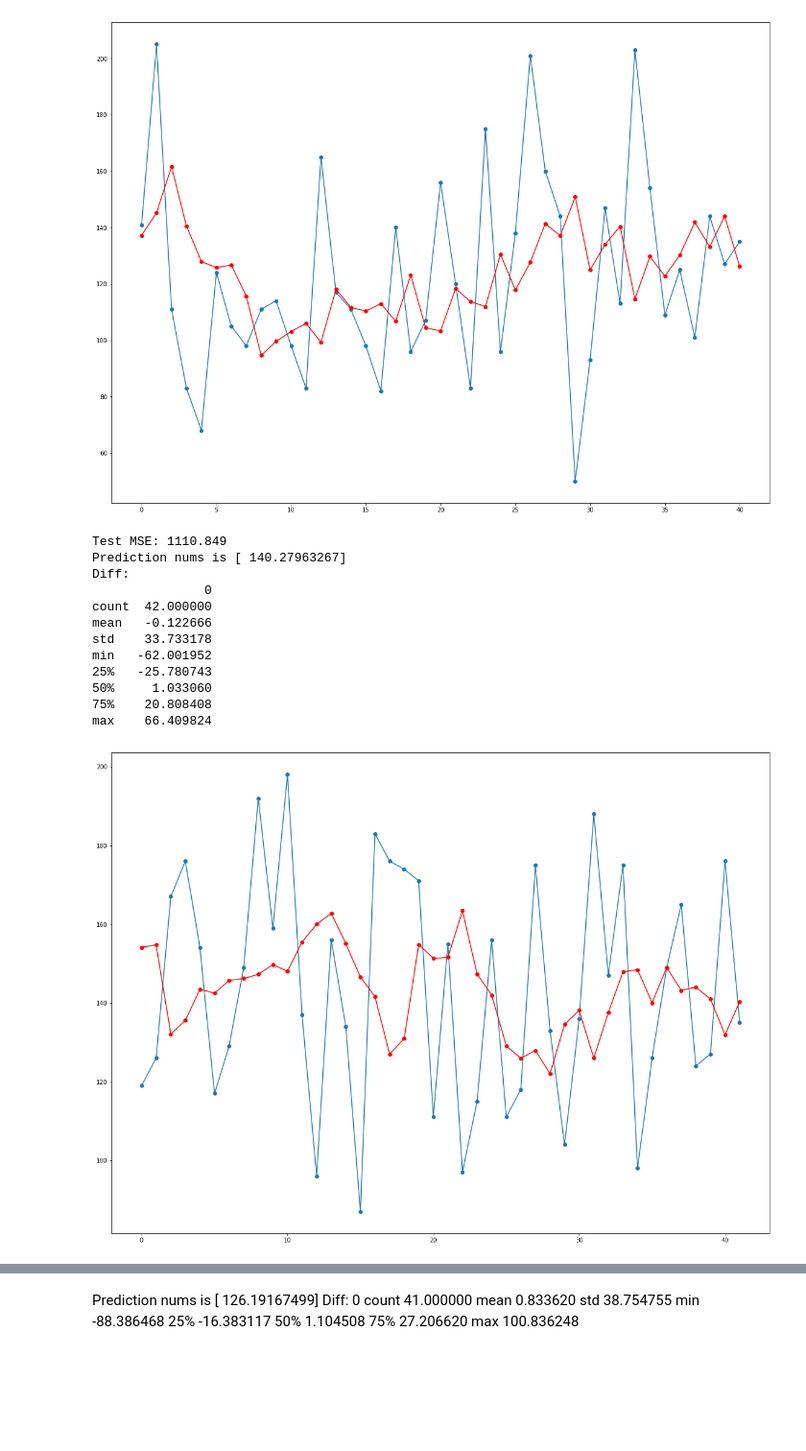
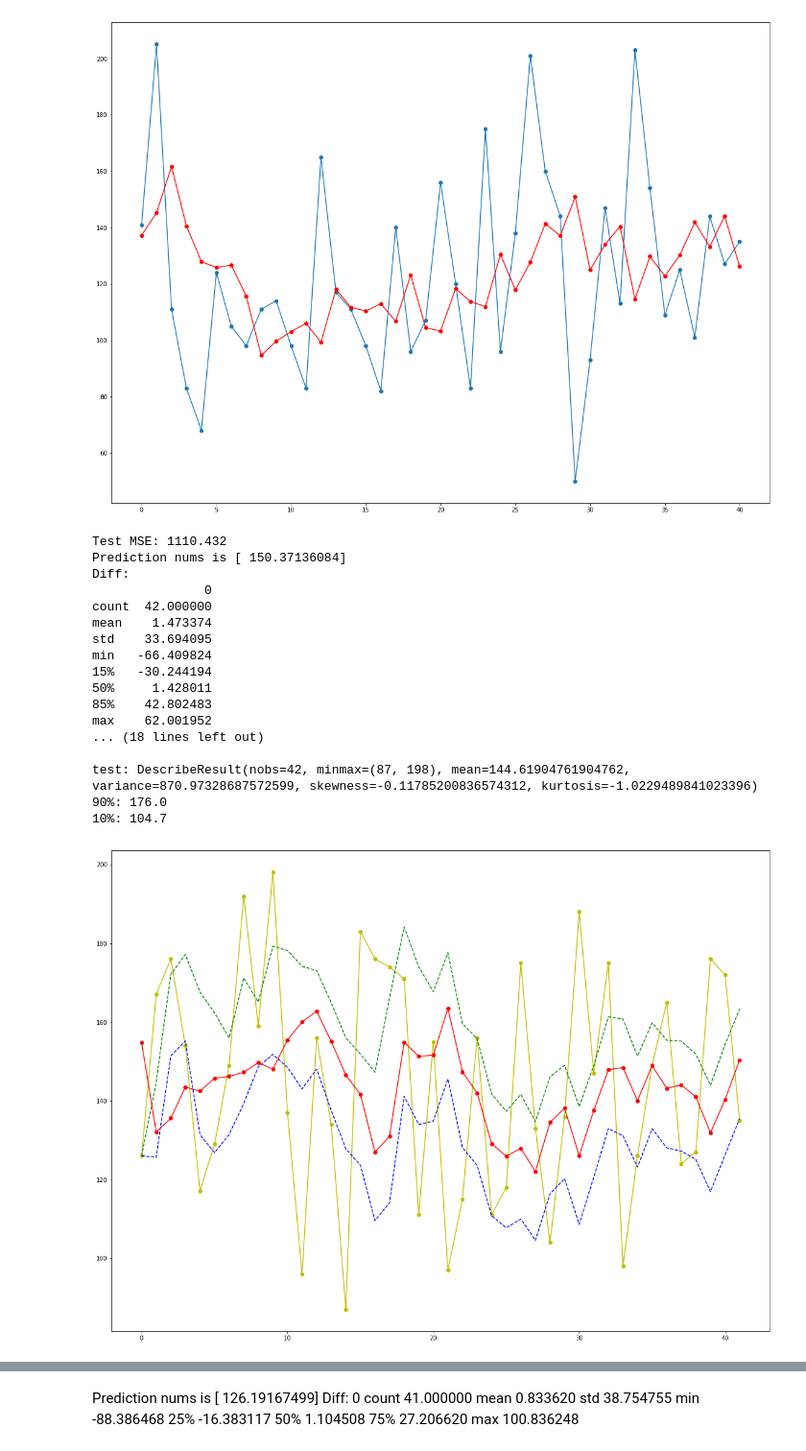
Before and after one commit to KimMyungSam/django_lotto, a Jupyter notebook: analysis/ARIMA분석.ipynb, the cells around one changed output, grey strips where cells are left out. Shown at 96% size. Drawn from its saved outputs; the diff is of its cells as text; code cells hidden in the pictures; blank space fills up the shorter version.

```diff
--- a/analysis/ARIMA분석.ipynb
+++ b/analysis/ARIMA분석.ipynb
@@ -241,6 +241,7 @@ max    100.836248
 [figure]
 # %%
 # Band4
+from scipy import stats
 
 b4Data = df[df.band == 4]
 X = b4Data['total']
@@ -252,45 +253,71 @@ test = np.append(test, 135) # predict를 위한 추가 기준값
 # non- stationary
 history = [float(x) for x in train]
 predictions = list()
 diff = list()
+predictions25 = list()
+predictions75 = list()
 
 for t in range(len(test)):
     model = ARIMA(history, order=(5,1,0))
     model_fit = model.fit(disp=0)
     output = model_fit.forecast(alpha=0.01)
     yhat = output[0]
     predictions.append(yhat)
     obs = test[t]
     history.append(obs)
-    diff.append(yhat - obs)
+
+    diff.append(obs - yhat)
+    df_diff = pd.DataFrame(diff)
+    df_diff_desc = df_diff.describe(percentiles=[0.35,0.5,0.65])
+    predictions25.append(df_diff_desc[0].loc['35%'])
+    predictions75.append(df_diff_desc[0].loc['65%'])
+
     # print('predicted=%f, expected=%f, diff=%f' % (yhat, obs, yhat-obs))
 
 error = mean_squared_error(test, predictions)
 print('Test MSE: %.3f' % error)
 print('Prediction nums is %s' % predictions[-1])
 print('Diff:')
 df_diff = pd.DataFrame(diff)
+print (df_diff.describe(percentiles=[0.15,0.5,0.85]))
+print (df_diff.describe(percentiles=[0.35,0.5,0.65]))
 print (df_diff.describe())
+print ()
+print ('test:',stats.describe(test))
+print ('90%:',np.percentile(test, 90))
+print ('10%:',np.percentile(test, 10))
+
+# predictions25 = predictions + df_diff_desc[0].loc['25%']
+# predictions75 = predictions + df_diff_desc[0].loc['75%']
+p25 = [x + y for x,y in zip(predictions25,predictions)]
+p75 = [x + y for x,y in zip(predictions75,predictions)]
 
 # plot
 plt.figure(figsize=(20,15))
-plt.plot(test, 'o-')
+plt.plot(test, 'yo-')
+plt.plot(p25, 'b--')
+plt.plot(p75, 'g--')
 plt.plot(predictions, 'ro-')
 plt.show()
 # %% [output]
-Test MSE: 1110.849
-Prediction nums is [ 140.27963267]
+Test MSE: 1110.432
+Prediction nums is [ 150.37136084]
 Diff:
                0
 count  42.000000
-mean   -0.122666
-std    33.733178
-min   -62.001952
-25%   -25.780743
-50%     1.033060
-75%    20.808408
-max    66.409824
+mean    1.473374
+std    33.694095
+min   -66.409824
+15%   -30.244194
+50%     1.428011
+85%    42.802483
+max    62.001952
+... (18 lines left out)
+
+test: DescribeResult(nobs=42, minmax=(87, 198), mean=144.61904761904762, variance=870.97328687572599, skewness=-0.11785200836574312, kurtosis=-1.0229489841023396)
+90%: 176.0
+10%: 104.7
-[figure, old version]
+[figure, new version]
 # %%
 # Band5
 
```
Also changed, not shown: parts of 9 cells of this notebook, 9 other files.
